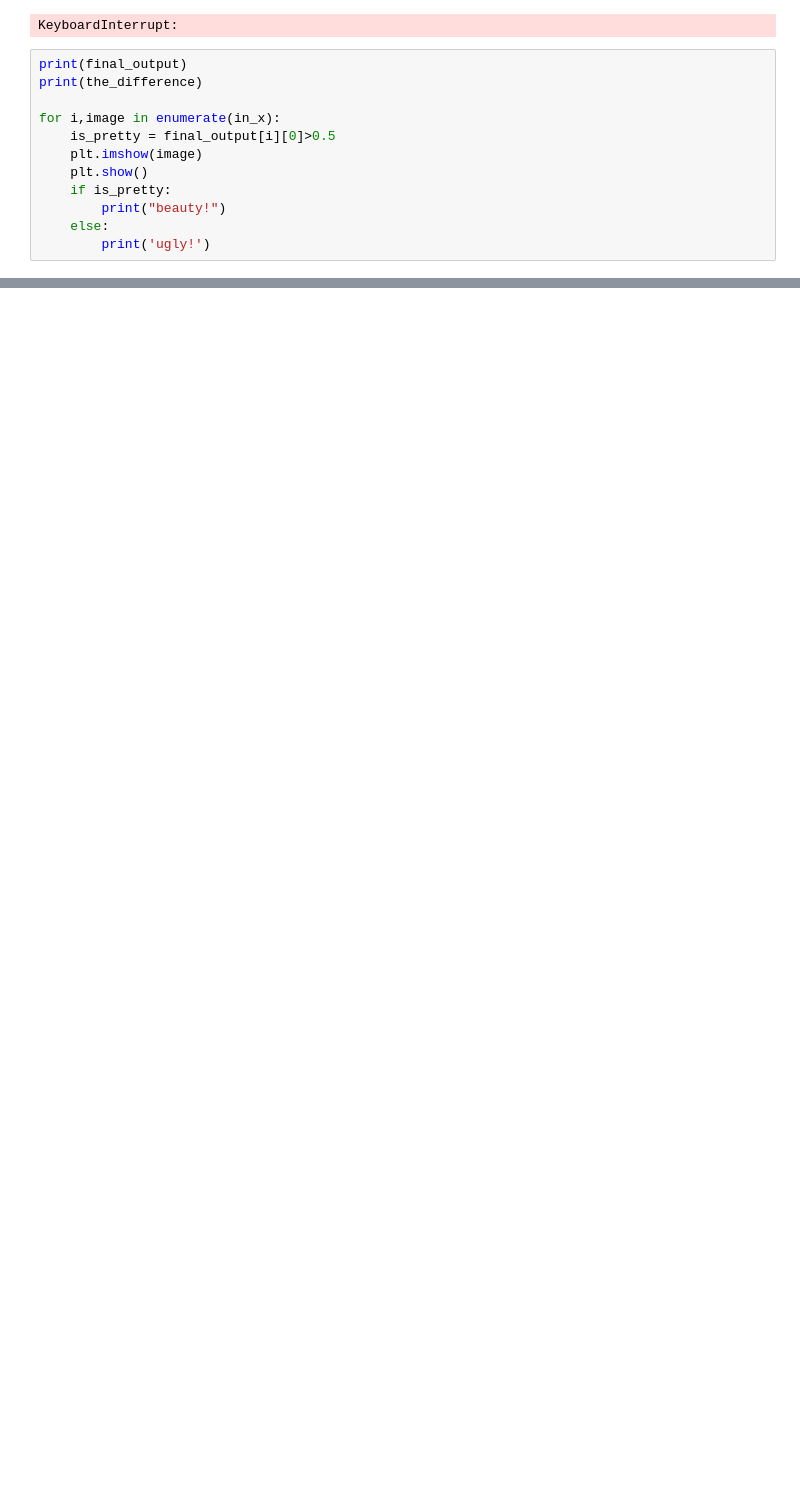
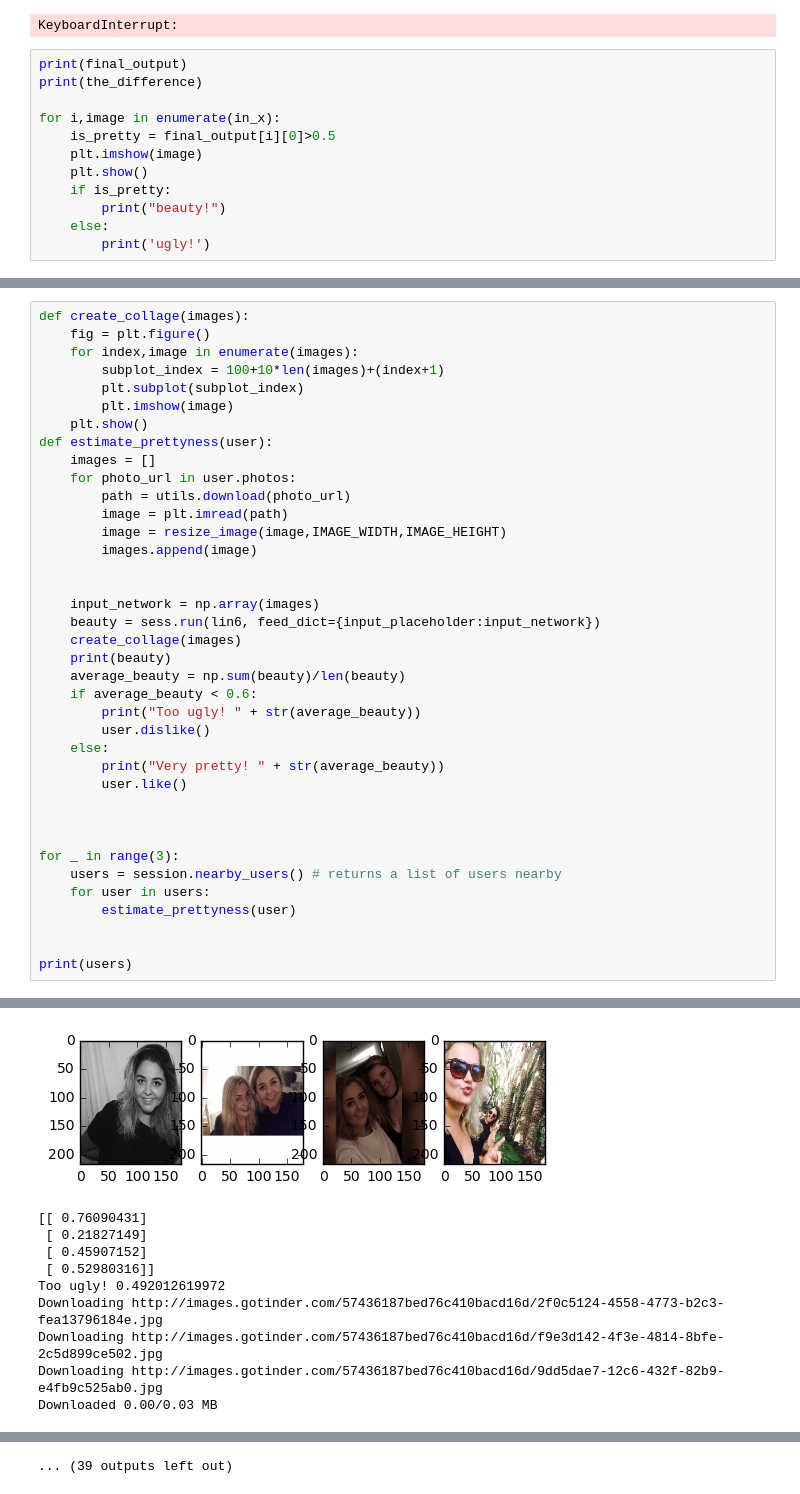
Before and after one commit to rmeertens/EstimateBeaty, a Jupyter notebook: Estimate beauty.ipynb, the cells around one changed output, grey strips where cells are left out. Saved outputs shown, nothing was run; the diff lists cells and outputs as text; blank space fills up the shorter version.

```diff
--- a/Estimate beauty.ipynb
+++ b/Estimate beauty.ipynb
@@ -341,0 +363,39 @@ for i,image in enumerate(in_x):
+# %%
+def create_collage(images):
+    fig = plt.figure()
+    for index,image in enumerate(images):
+        subplot_index = 100+10*len(images)+(index+1)
+        plt.subplot(subplot_index)
+        plt.imshow(image)
+    plt.show()
+def estimate_prettyness(user):
+    images = []
+    for photo_url in user.photos:
+        path = utils.download(photo_url)
+        image = plt.imread(path)
+        image = resize_image(image,IMAGE_WIDTH,IMAGE_HEIGHT)
+        images.append(image)
+
+
+    input_network = np.array(images)
+    beauty = sess.run(lin6, feed_dict={input_placeholder:input_network})
+    create_collage(images)
+    print(beauty)
+    average_beauty = np.sum(beauty)/len(beauty)
+    if average_beauty < 0.6:
+        print("Too ugly! " + str(average_beauty))
+        user.dislike()
+    else:
+        print("Very pretty! " + str(average_beauty))
+        user.like()
+
+
+
+for _ in range(3):
+    users = session.nearby_users() # returns a list of users nearby
+    for user in users:
+        estimate_prettyness(user)
+
+
+print(users)
+# %% [output]
@@ -341,0 +407,10 @@ for i,image in enumerate(in_x):
+[figure, added]
+[[ 0.76090431]
+ [ 0.21827149]
+ [ 0.45907152]
+ [ 0.52980316]]
+Too ugly! 0.492012619972
+Downloading http://images.gotinder.com/57436187bed76c410bacd16d/2f0c5124-4558-4773-b2c3-fea13796184e.jpg
+Downloading http://images.gotinder.com/57436187bed76c410bacd16d/f9e3d142-4f3e-4814-8bfe-2c5d899ce502.jpg
+Downloading http://images.gotinder.com/57436187bed76c410bacd16d/9dd5dae7-12c6-432f-82b9-e4fb9c525ab0.jpg
+Downloaded 0.00/0.03 MB
@@ -341,0 +458 @@ for i,image in enumerate(in_x):
+... (39 outputs left out)
```
Also changed, not shown: parts of 5 cells of this notebook, 14 other files.
